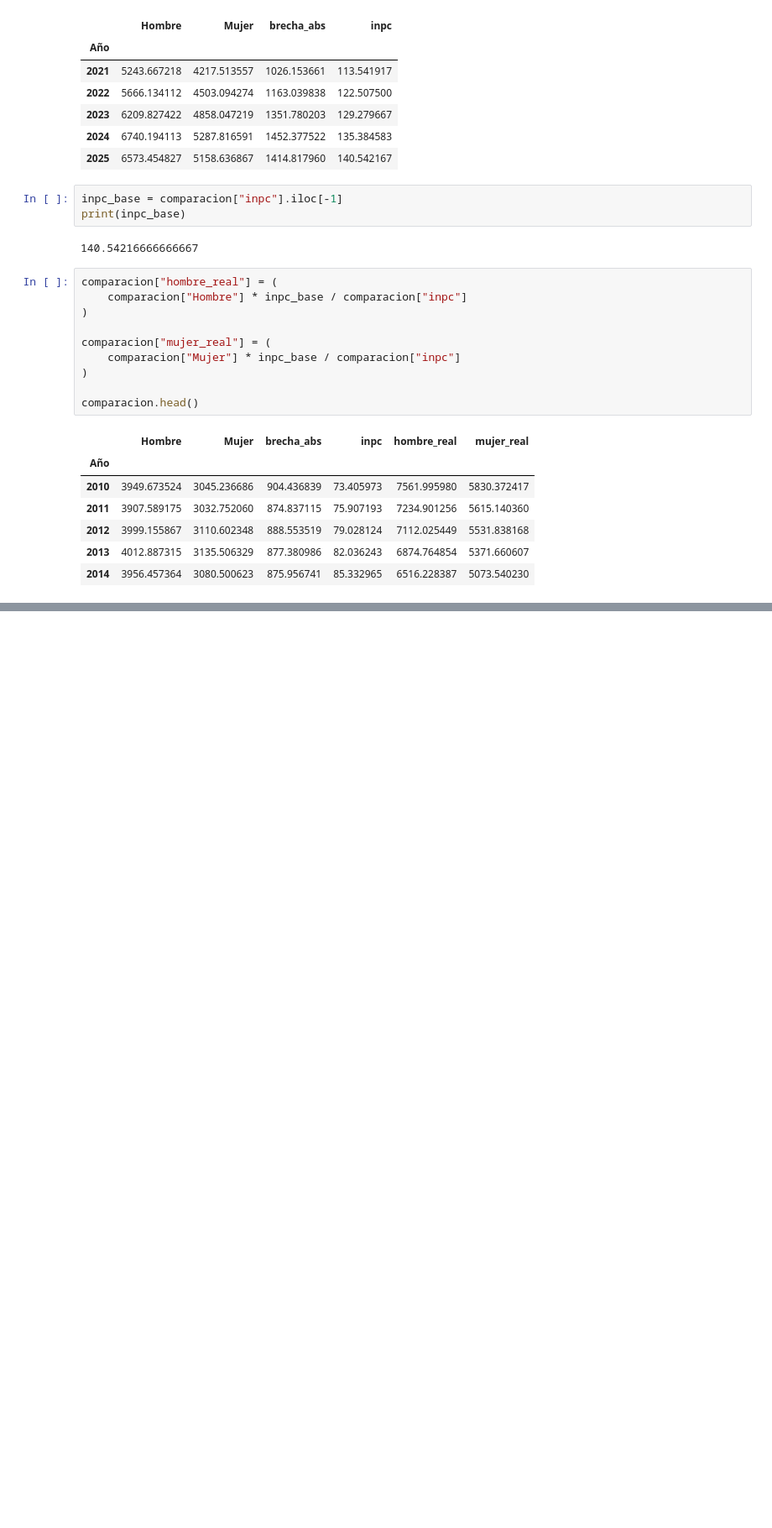
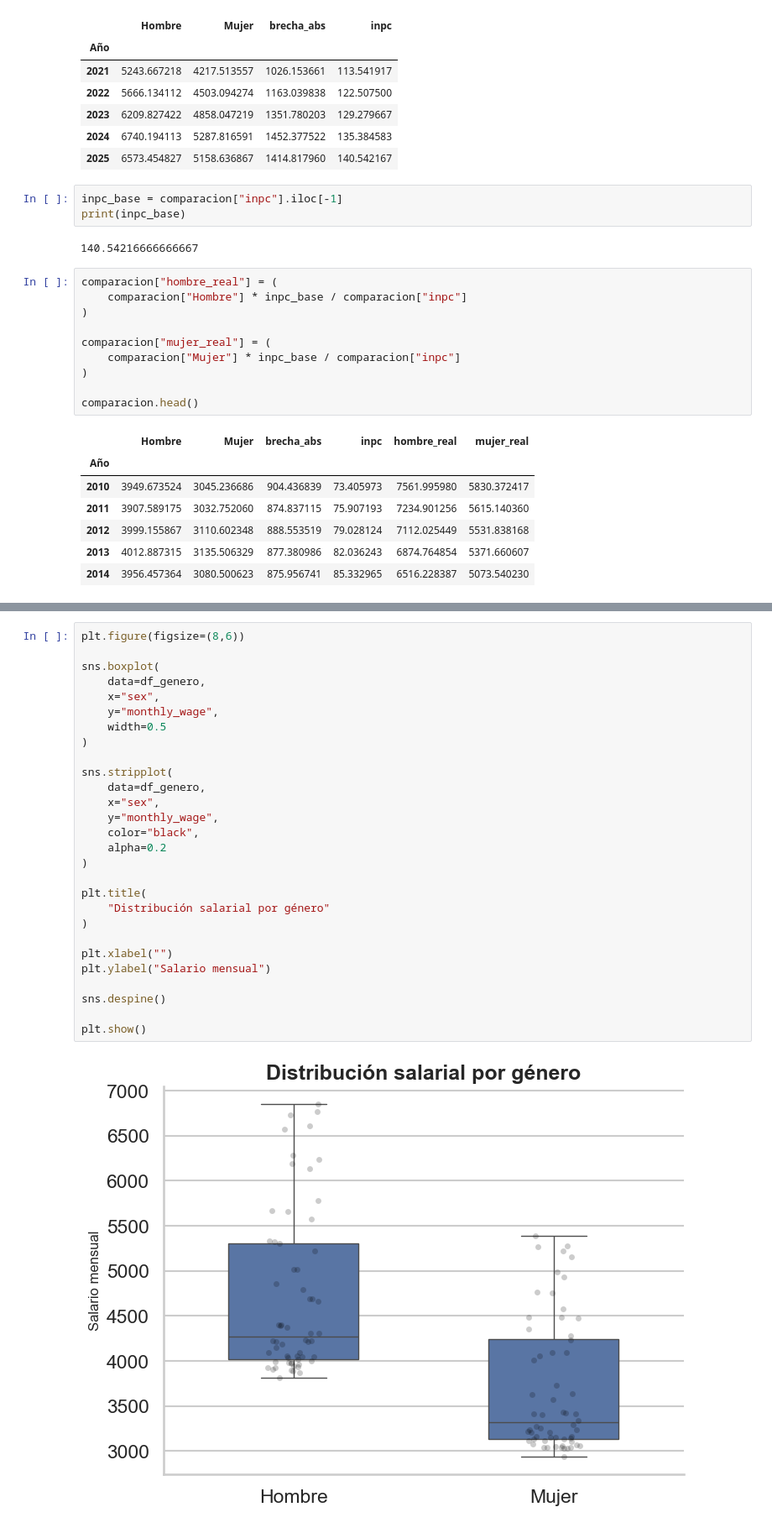
Before and after one commit to Monserrat-Vil/brecha_salarial, a Jupyter notebook: 1_gender-wagegap_fullanalysis.ipynb, the cells around one changed output, grey strips where cells are left out. Shown at 84% size. Saved outputs shown, nothing was run; the diff lists cells and outputs as text; blank space fills up the shorter version.

```diff
--- a/1_gender-wagegap_fullanalysis.ipynb
+++ b/1_gender-wagegap_fullanalysis.ipynb
@@ -363,0 +462,30 @@ comparacion.head()
+# %%
+plt.figure(figsize=(8,6))
+
+sns.boxplot(
+    data=df_genero,
+    x="sex",
+    y="monthly_wage",
+    width=0.5
+)
+
+sns.stripplot(
+    data=df_genero,
+    x="sex",
+    y="monthly_wage",
+    color="black",
+    alpha=0.2
+)
+
+plt.title(
+    "Distribución salarial por género"
+)
+
+plt.xlabel("")
+plt.ylabel("Salario mensual")
+
+sns.despine()
+
+plt.show()
+# %% [output]
+[figure, added]
```
Also changed, not shown: parts of 12 cells of this notebook.
